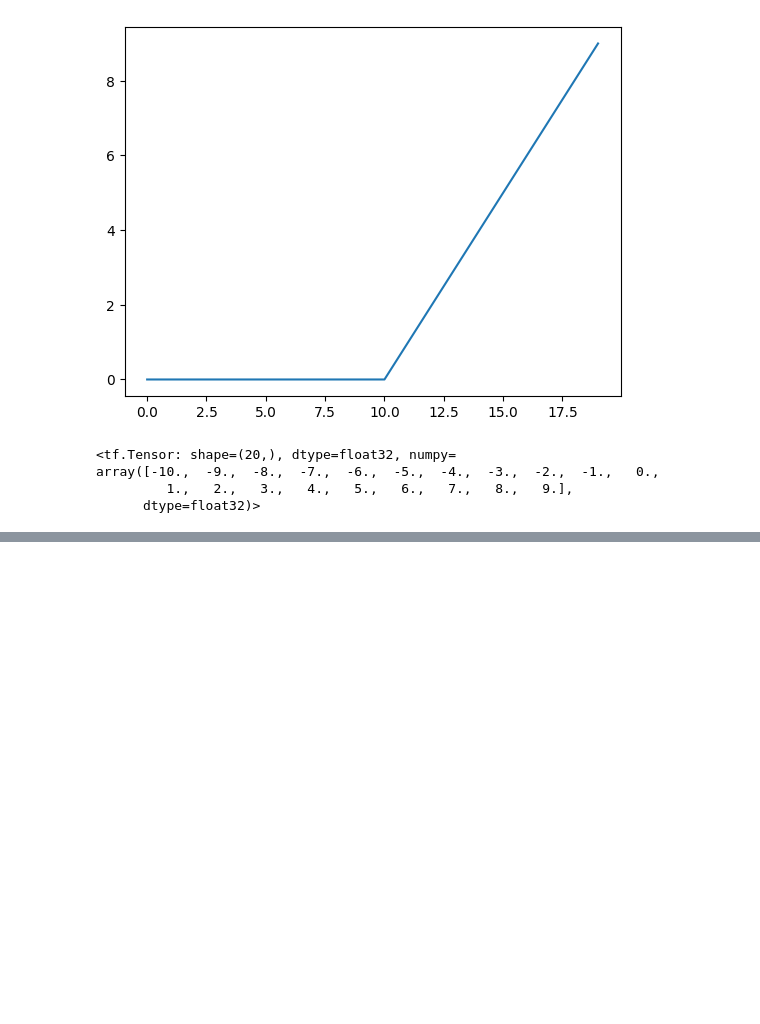
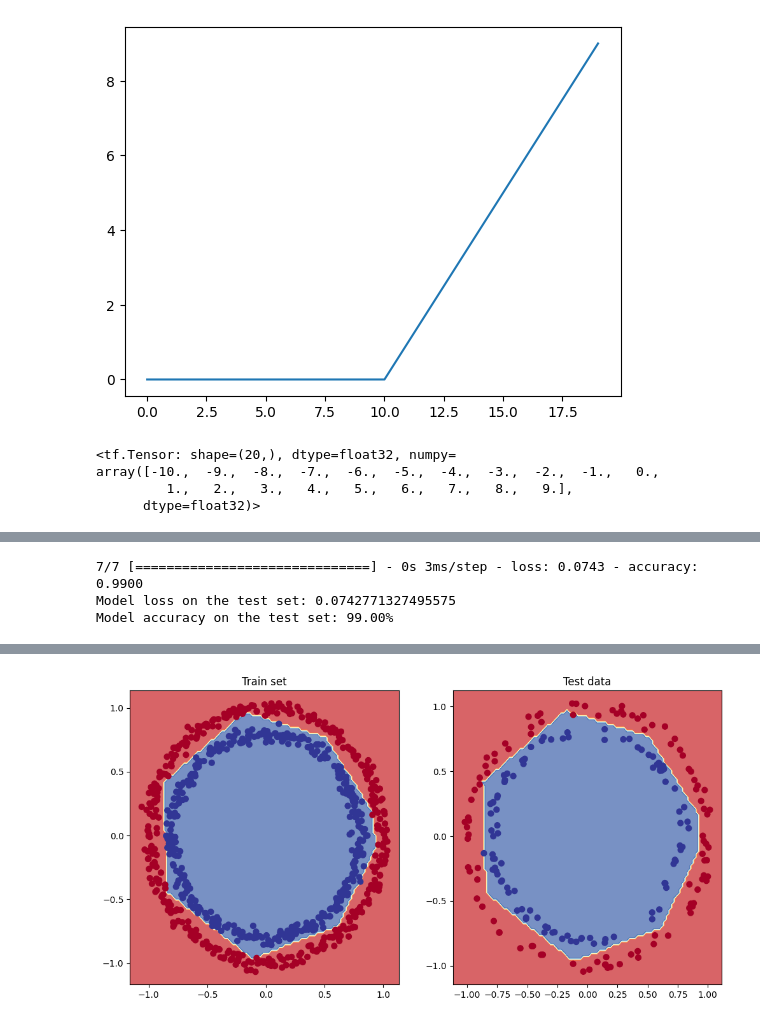
Before and after one commit to aakriti-dot/Tensorflow, a Jupyter notebook: Neural_network_classification.ipynb, the cells around one changed output, grey strips where cells are left out. Cells and saved outputs as stored; diff of their text form; code cells hidden in the pictures; blank space fills up the shorter version.

```diff
--- a/Neural_network_classification.ipynb
+++ b/Neural_network_classification.ipynb
@@ -487,0 +490,18 @@ array([-10.,  -9.,  -8.,  -7.,  -6.,  -5.,  -4.,  -3.,  -2.,  -1.,   0.,
+# %%
+# Splitting into train and test datasets
+X_train, y_train = X[:800], y[:800]
+X_test, y_test = X[800:], y[800:]
+# %%
+tf.random.set_seed(42)
+
+model_8= tf.keras.Sequential([
+    tf.keras.layers.Dense(4, activation='relu'),
+    tf.keras.layers.Dense(4, activation='relu'),
+    tf.keras.layers.Dense(1, activation='sigmoid')
+])
+
+model_8.compile(loss=tf.keras.losses.binary_crossentropy,
+                optimizer=tf.keras.optimizers.Adam(learning_rate=0.01),
+                metrics=['accuracy'])
+
+history=model_8.fit(X_train, y_train, epochs=25)
@@ -487,0 +526,18 @@ array([-10.,  -9.,  -8.,  -7.,  -6.,  -5.,  -4.,  -3.,  -2.,  -1.,   0.,
+# %%
+loss, accuracy = model_8.evaluate(X_test, y_test)
+print(f"Model loss on the test set: {loss}")
+print(f"Model accuracy on the test set: {100*accuracy:.2f}%")
+# %% [output]
+7/7 [==============================] - 0s 3ms/step - loss: 0.0743 - accuracy: 0.9900
+Model loss on the test set: 0.0742771327495575
+Model accuracy on the test set: 99.00%
+# %%
+plt.figure(figsize=(12,6))
+plt.subplot(1,2,1)
+plt.title("Train set")
+plot_decision_boundary(model_8, X=X_train, y=y_train)
+
+plt.subplot(1,2,2)
+plt.title("Test data")
+plot_decision_boundary(model_8, X=X_test, y=y_test)
+# %% [output]
@@ -487,0 +548 @@ array([-10.,  -9.,  -8.,  -7.,  -6.,  -5.,  -4.,  -3.,  -2.,  -1.,   0.,
+[figure, added]
```
Also changed, not shown: parts of 3 cells of this notebook.
